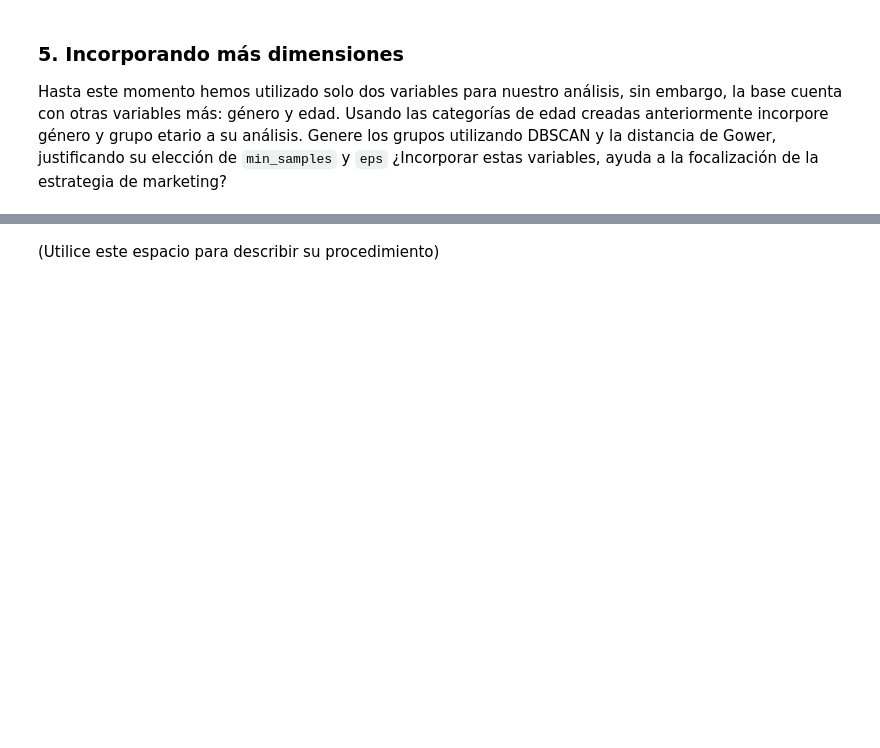
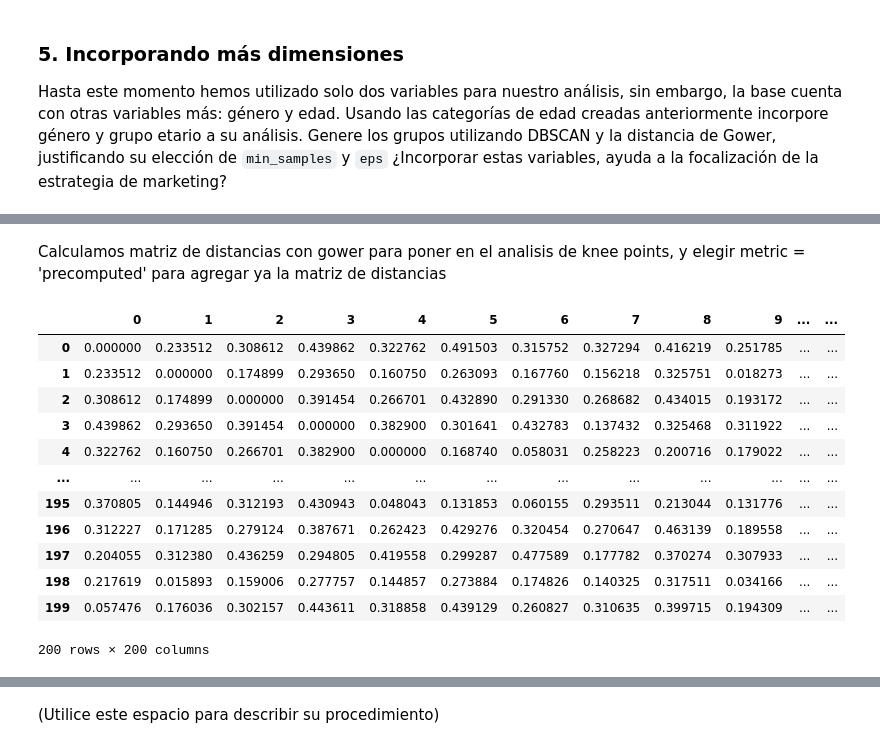
Before and after one commit to juankquintana/aprendizaje-no-supervisado, a Jupyter notebook: Semana 4/Taller/S4_LC_Taller_Jerarquico_DBSCAN.ipynb, the cells around one changed output, grey strips where cells are left out. Saved outputs shown, nothing was run; the diff lists cells and outputs as text; code cells hidden in the pictures; blank space fills up the shorter version.

```diff
--- a/Semana 4/Taller/S4_LC_Taller_Jerarquico_DBSCAN.ipynb
+++ b/Semana 4/Taller/S4_LC_Taller_Jerarquico_DBSCAN.ipynb
@@ -764,0 +788,21 @@ Hasta este momento hemos utilizado solo dos variables para nuestro análisis, si
+# %% [markdown]
+Calculamos matriz de distancias con gower para poner en el analisis de knee points, y elegir metric = 'precomputed' para agregar ya la matriz de distancias
+# %%
+import gower
+dist2 = gower.gower_matrix(X_cat)
+dist_mat2 = pd.DataFrame(dist2)
+dist_mat2
+# %% [output]
+|  | 0 | 1 | 2 | 3 | 4 | 5 | 6 | 7 | 8 | 9 | ... | ... |
+| 0 | 0.000000 | 0.233512 | 0.308612 | 0.439862 | 0.322762 | 0.491503 | 0.315752 | 0.327294 | 0.416219 | 0.251785 | ... | ... |
+| 1 | 0.233512 | 0.000000 | 0.174899 | 0.293650 | 0.160750 | 0.263093 | 0.167760 | 0.156218 | 0.325751 | 0.018273 | ... | ... |
+| 2 | 0.308612 | 0.174899 | 0.000000 | 0.391454 | 0.266701 | 0.432890 | 0.291330 | 0.268682 | 0.434015 | 0.193172 | ... | ... |
+| 3 | 0.439862 | 0.293650 | 0.391454 | 0.000000 | 0.382900 | 0.301641 | 0.432783 | 0.137432 | 0.325468 | 0.311922 | ... | ... |
+| 4 | 0.322762 | 0.160750 | 0.266701 | 0.382900 | 0.000000 | 0.168740 | 0.058031 | 0.258223 | 0.200716 | 0.179022 | ... | ... |
+| ... | ... | ... | ... | ... | ... | ... | ... | ... | ... | ... | ... | ... |
+| 195 | 0.370805 | 0.144946 | 0.312193 | 0.430943 | 0.048043 | 0.131853 | 0.060155 | 0.293511 | 0.213044 | 0.131776 | ... | ... |
+| 196 | 0.312227 | 0.171285 | 0.279124 | 0.387671 | 0.262423 | 0.429276 | 0.320454 | 0.270647 | 0.463139 | 0.189558 | ... | ... |
+| 197 | 0.204055 | 0.312380 | 0.436259 | 0.294805 | 0.419558 | 0.299287 | 0.477589 | 0.177782 | 0.370274 | 0.307933 | ... | ... |
+| 198 | 0.217619 | 0.015893 | 0.159006 | 0.277757 | 0.144857 | 0.273884 | 0.174826 | 0.140325 | 0.317511 | 0.034166 | ... | ... |
+| 199 | 0.057476 | 0.176036 | 0.302157 | 0.443611 | 0.318858 | 0.439129 | 0.260827 | 0.310635 | 0.399715 | 0.194309 | ... | ... |
+200 rows × 200 columns
```
Also changed, not shown: parts of 14 cells of this notebook.
